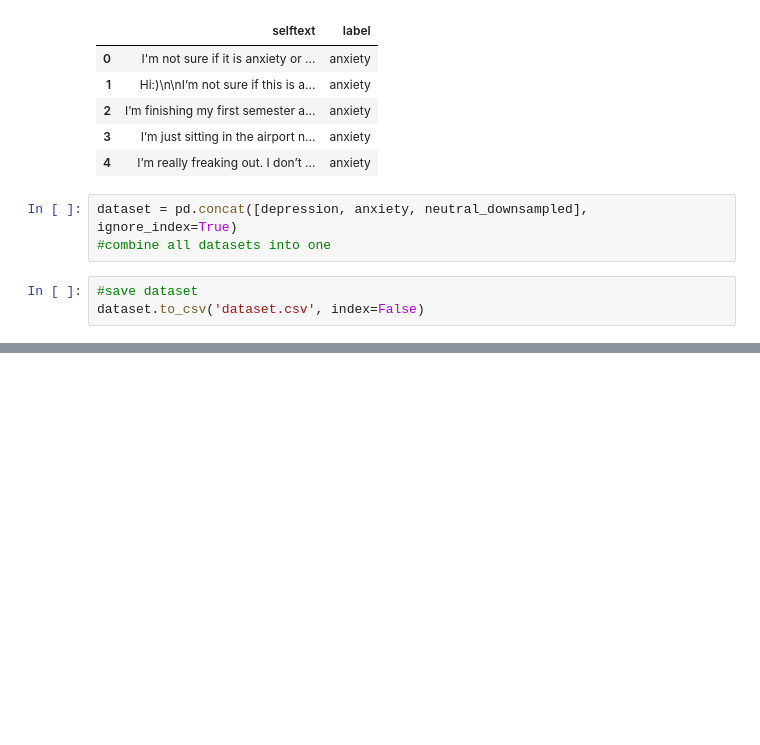
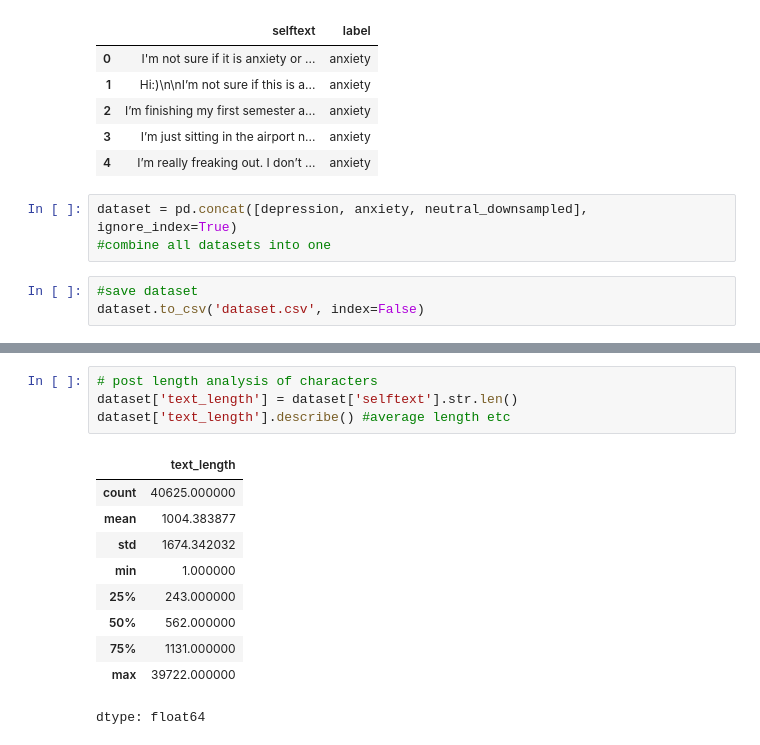
Before and after one commit to mk123x/Mental-Health-Transformer-Classification, a Jupyter notebook: mental_health__transformer_classification.ipynb, the cells around one changed output, grey strips where cells are left out. Saved outputs shown, nothing was run; the diff lists cells and outputs as text; blank space fills up the shorter version.

```diff
--- a/mental_health__transformer_classification.ipynb
+++ b/mental_health__transformer_classification.ipynb
@@ -176,0 +230,15 @@ dataset.to_csv('dataset.csv', index=False)
+# %%
+# post length analysis of characters
+dataset['text_length'] = dataset['selftext'].str.len()
+dataset['text_length'].describe() #average length etc
+# %% [output]
+|  | text_length |
+| count | 40625.000000 |
+| mean | 1004.383877 |
+| std | 1674.342032 |
+| min | 1.000000 |
+| 25% | 243.000000 |
+| 50% | 562.000000 |
+| 75% | 1131.000000 |
+| max | 39722.000000 |
+dtype: float64
```
Also changed, not shown: parts of 17 cells of this notebook.
